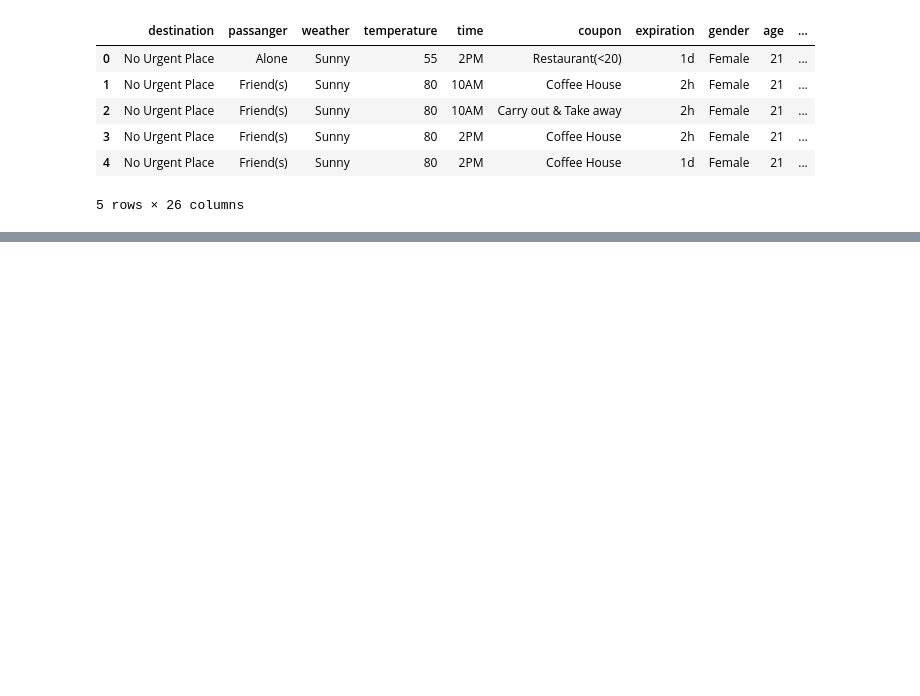
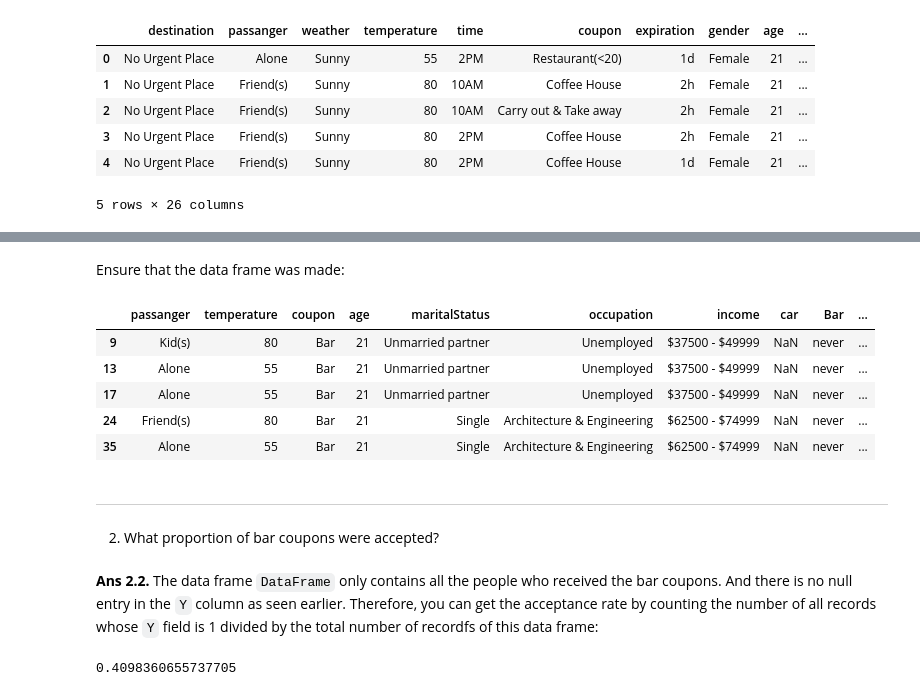
Before and after one commit to Nathan-Oyama-Personal/berkeley-ai, a Jupyter notebook: module05/module05-nathan-oyama.ipynb, the cells around one changed output, grey strips where cells are left out. Saved outputs shown, nothing was run; the diff lists cells and outputs as text; code cells hidden in the pictures; blank space fills up the shorter version.

```diff
--- a/module05/module05-nathan-oyama.ipynb
+++ b/module05/module05-nathan-oyama.ipynb
@@ -39,0 +425,23 @@ dtype: int64
+# %%
+DataFrame = data_trim_carvalid.query('coupon == "Bar"')
+# %% [markdown]
+Ensure that the data frame was made:
+# %%
+DataFrame.head()
+# %% [output]
+|  | passanger | temperature | coupon | age | maritalStatus | occupation | income | car | Bar | ... |
+| 9 | Kid(s) | 80 | Bar | 21 | Unmarried partner | Unemployed | $37500 - $49999 | NaN | never | ... |
+| 13 | Alone | 55 | Bar | 21 | Unmarried partner | Unemployed | $37500 - $49999 | NaN | never | ... |
+| 17 | Alone | 55 | Bar | 21 | Unmarried partner | Unemployed | $37500 - $49999 | NaN | never | ... |
+| 24 | Friend(s) | 80 | Bar | 21 | Single | Architecture & Engineering | $62500 - $74999 | NaN | never | ... |
+| 35 | Alone | 55 | Bar | 21 | Single | Architecture & Engineering | $62500 - $74999 | NaN | never | ... |
+# %% [markdown]
+---
+# %% [markdown]
+2. What proportion of bar coupons were accepted?
+# %% [markdown]
+**Ans 2.2.** The data frame `DataFrame` only contains all the people who received the bar coupons. And there is no null entry in the `Y` column as seen earlier. Therefore, you can get the acceptance rate by counting the number of all records whose `Y` field is 1 divided by the total number of recordfs of this data frame:
+# %%
+DataFrame.query('Y == 1').shape[0] / DataFrame.shape[0]
+# %% [output]
+0.4098360655737705
```
Also changed, not shown: parts of 124 cells of this notebook.
